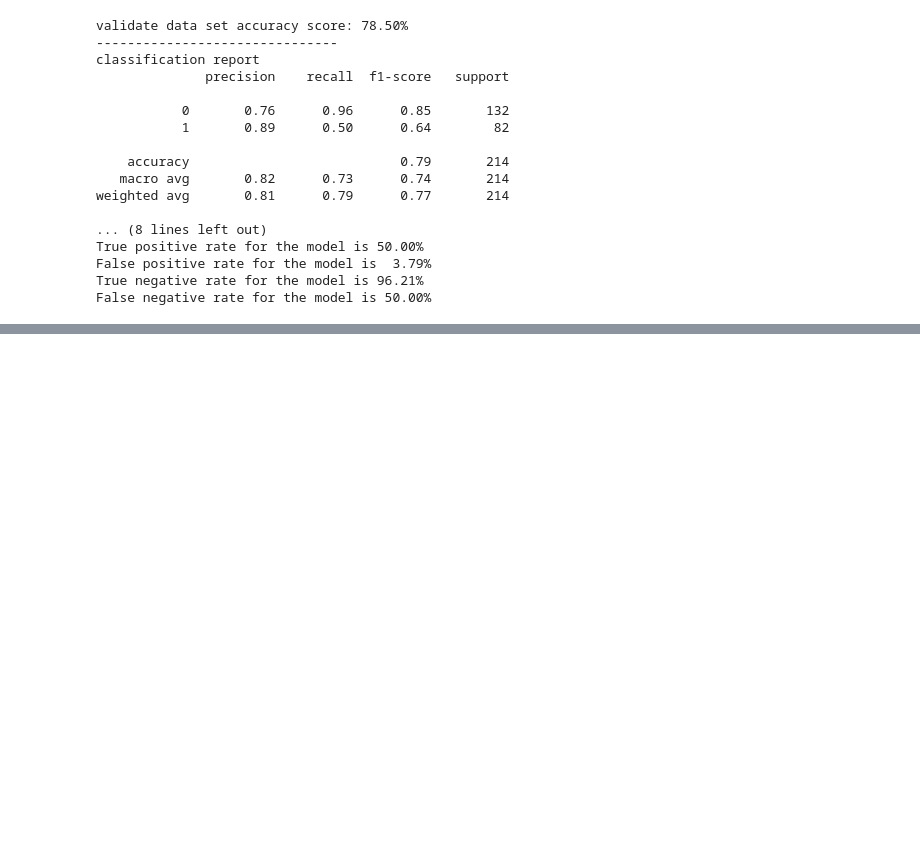
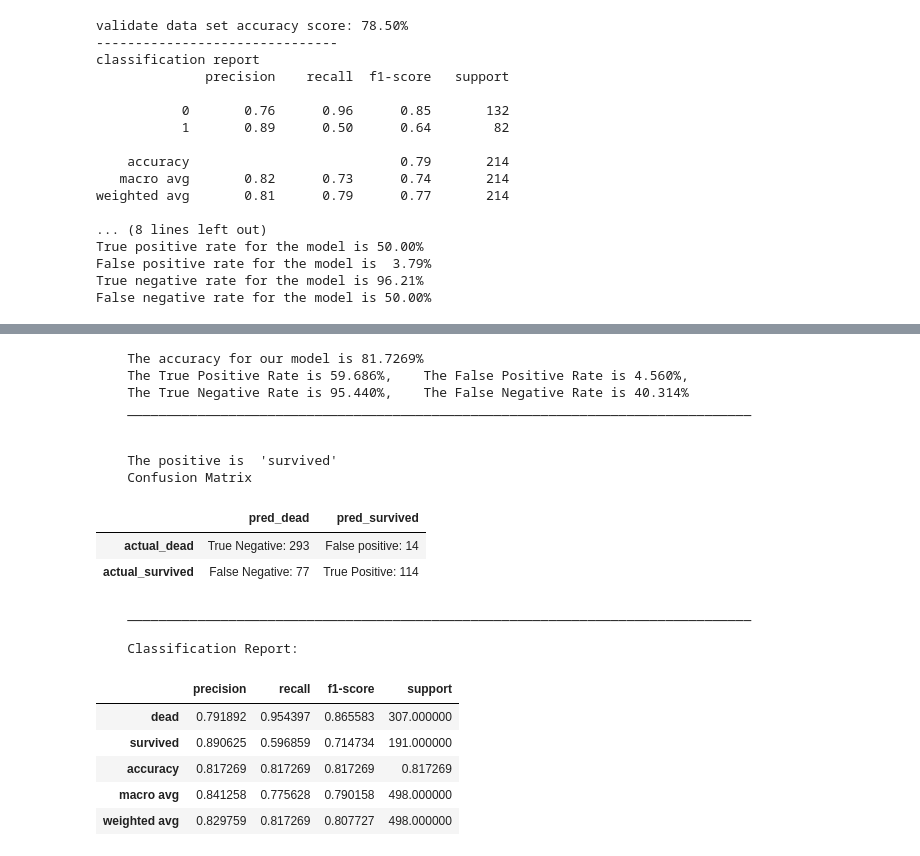
Before and after one commit to LinhQuach13/classification-exercises, a Jupyter notebook: model.ipynb, the cells around one changed output, grey strips where cells are left out. Cells and saved outputs as stored; diff of their text form; code cells hidden in the pictures; blank space fills up the shorter version.

```diff
--- a/model.ipynb
+++ b/model.ipynb
@@ -626,0 +640,5 @@ False negative rate for the model is 50.00%
+# %%
+#1. Create object
+knn = KNeighborsClassifier(n_neighbors=5)
+#2. fit it
+knn.fit(X_train, y_train)
@@ -626,0 +724,24 @@ False negative rate for the model is 50.00%
+# %%
+#Using a function to performa all steps for accuracy score, confusion matrix, classification report, true positive rate, false positive rate, true negative rate, false negative rate
+model_func.model_performs(X_train, y_train, knn)
+# %% [output]
+    The accuracy for our model is 81.7269%
+    The True Positive Rate is 59.686%,    The False Positive Rate is 4.560%,
+    The True Negative Rate is 95.440%,    The False Negative Rate is 40.314%
+    ________________________________________________________________________________
+
+
+    The positive is  'survived'
+    Confusion Matrix
+|  | pred_dead | pred_survived |
+| actual_dead | True Negative: 293 | False positive: 14 |
+| actual_survived | False Negative: 77 | True Positive: 114 |
+    ________________________________________________________________________________
+
+    Classification Report:
+|  | precision | recall | f1-score | support |
+| dead | 0.791892 | 0.954397 | 0.865583 | 307.000000 |
+| survived | 0.890625 | 0.596859 | 0.714734 | 191.000000 |
+| accuracy | 0.817269 | 0.817269 | 0.817269 | 0.817269 |
+| macro avg | 0.841258 | 0.775628 | 0.790158 | 498.000000 |
+| weighted avg | 0.829759 | 0.817269 | 0.807727 | 498.000000 |
```
Also changed, not shown: parts of 38 cells of this notebook.
